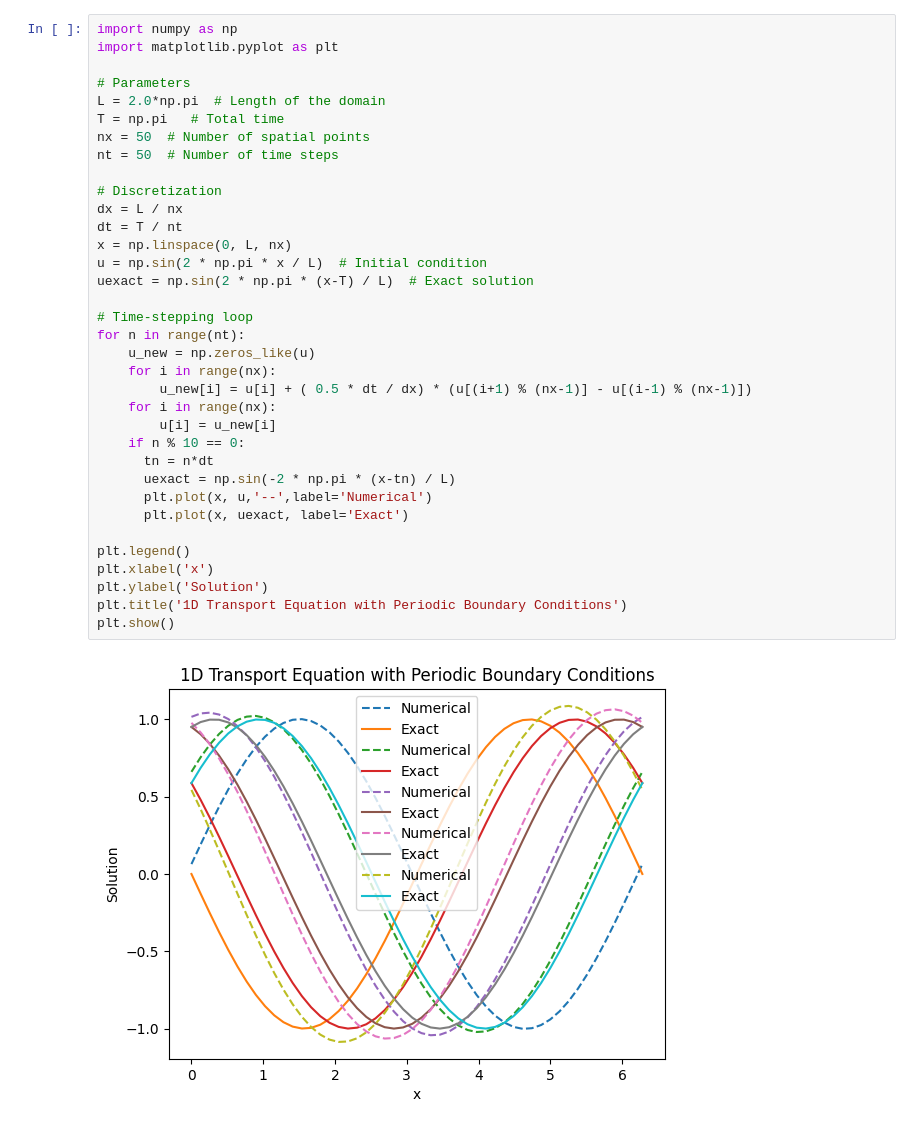
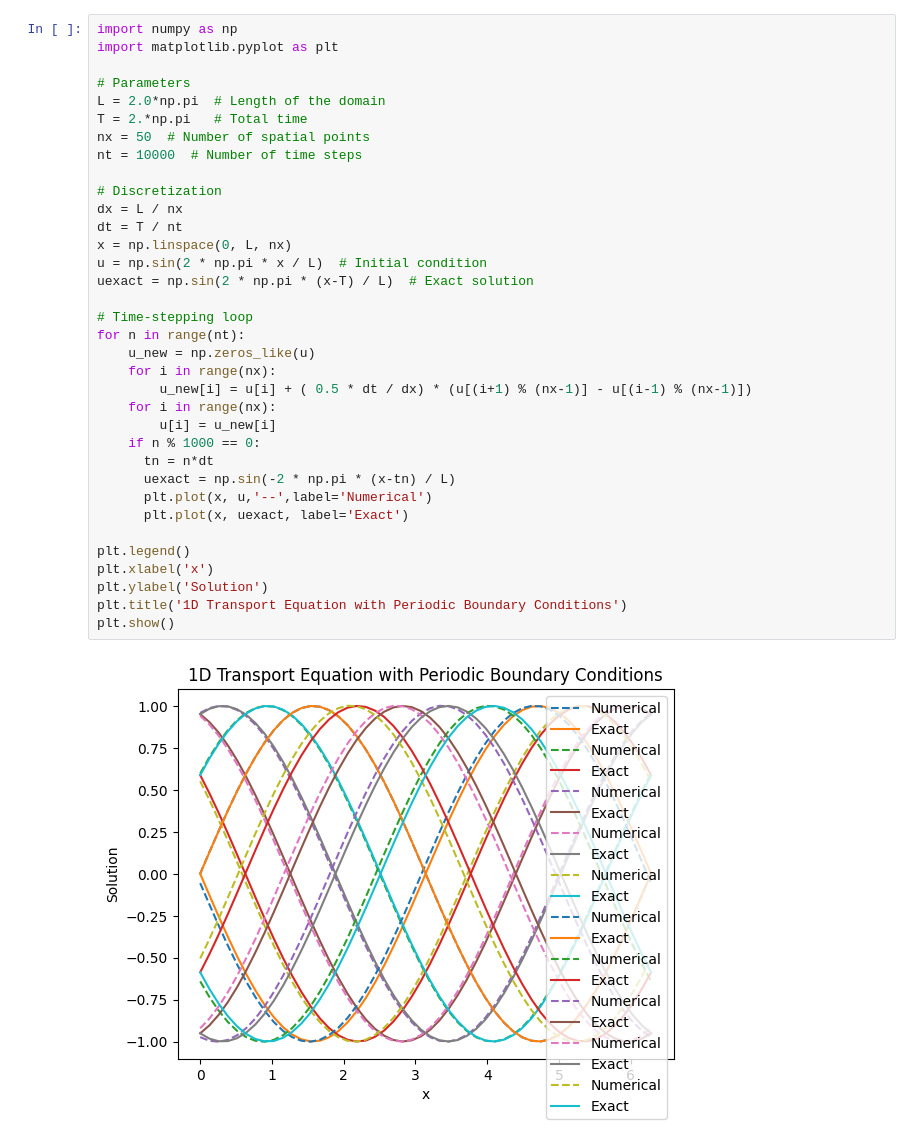
Before and after one commit to Royal4224/ENM_5320, a Jupyter notebook: Code/finiteDifferenceExample.ipynb, the cells around one changed output. Saved outputs shown, nothing was run; the diff lists cells and outputs as text.

```diff
--- a/Code/finiteDifferenceExample.ipynb
+++ b/Code/finiteDifferenceExample.ipynb
@@ -6,34 +6,34 @@ import matplotlib.pyplot as plt
 
 # Parameters
 L = 2.0*np.pi  # Length of the domain
-T = np.pi   # Total time
+T = 2.*np.pi   # Total time
 nx = 50  # Number of spatial points
-nt = 50  # Number of time steps
+nt = 10000  # Number of time steps
 
 # Discretization
 dx = L / nx
 dt = T / nt
 x = np.linspace(0, L, nx)
 u = np.sin(2 * np.pi * x / L)  # Initial condition
 uexact = np.sin(2 * np.pi * (x-T) / L)  # Exact solution
 
 # Time-stepping loop
 for n in range(nt):
     u_new = np.zeros_like(u)
     for i in range(nx):
         u_new[i] = u[i] + ( 0.5 * dt / dx) * (u[(i+1) % (nx-1)] - u[(i-1) % (nx-1)])
     for i in range(nx):
         u[i] = u_new[i]
-    if n % 10 == 0:
+    if n % 1000 == 0:
       tn = n*dt
       uexact = np.sin(-2 * np.pi * (x-tn) / L)
       plt.plot(x, u,'--',label='Numerical')
       plt.plot(x, uexact, label='Exact')
 
 plt.legend()
 plt.xlabel('x')
 plt.ylabel('Solution')
 plt.title('1D Transport Equation with Periodic Boundary Conditions')
 plt.show()
 # %% [output]
-[figure, old version]
+[figure, new version]
```
